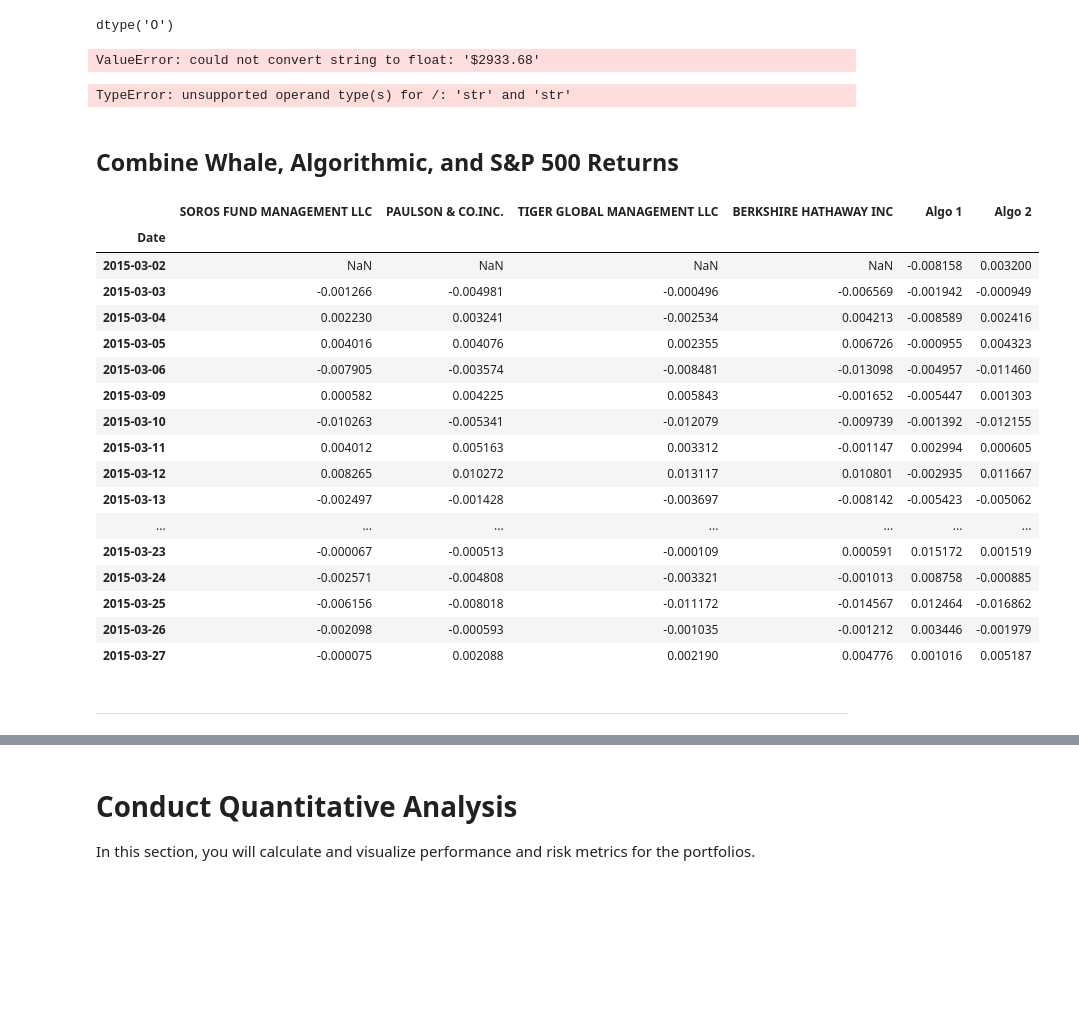
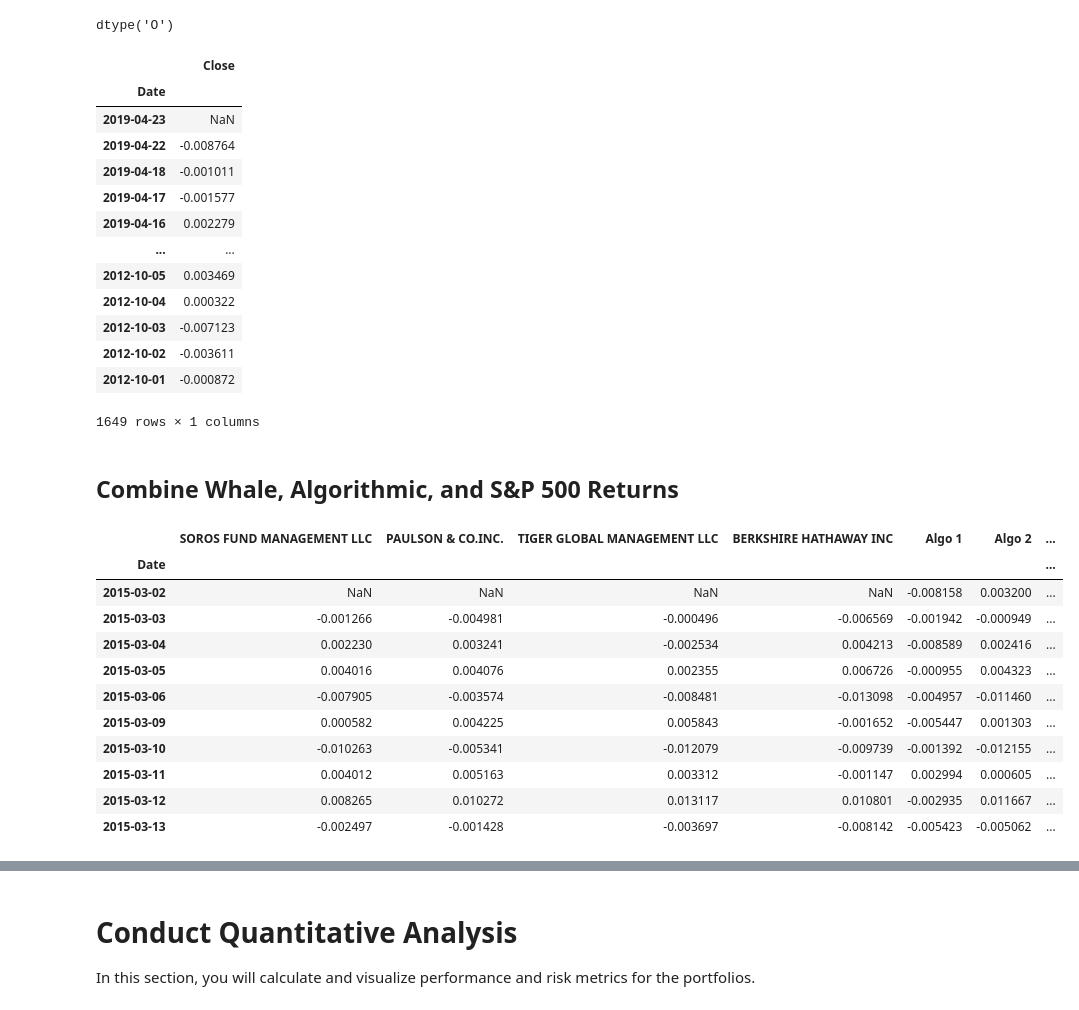
Before and after one commit to Avrpatel/Homework-3-Pandas, a Jupyter notebook: Starter_Code/whale_analysis.ipynb, the cells around one changed output, grey strips where cells are left out. Saved outputs shown, nothing was run; the diff lists cells and outputs as text; code cells hidden in the pictures; blank space fills up the shorter version.

Commit message:
added plots and std deviation. fixed table concat probelm

```diff
--- a/Starter_Code/whale_analysis.ipynb
+++ b/Starter_Code/whale_analysis.ipynb
@@ -65,10 +75,18 @@ whale_data.dropna()
 Read the algorithmic daily returns and clean the data
 # %%
 # Reading algorithmic returns
-algo_path = Path('Resources/algo_returns.csv', parse_dates=True, infer_date_time_format=True)
+algo_path = Path('Resources/algo_returns.csv')
 algo_data = pd.read_csv(algo_path)
 
-algo_data = algo_data.set_index('Date')
+
+algo_data.set_index(pd.to_datetime(algo_data['Date'], infer_datetime_format=True), inplace=True)
+algo_data = algo_data.drop(columns=['Date'])
+
+
+# algo_data = algo_data.set_index('Date')
+# algo_data.head()
+# algo_return_march = algo_data.loc['2015-03-03':'2015-03-30']
+# algo_return_march
 # %%
 # Count nulls
 algo_data.isnull().sum()
@@ -103,6 +121,11 @@ Read the S&P 500 historic closing prices and create a new daily returns DataFram
 sp500_path = Path('Resources/sp500_history.csv', parse_dates=True, infer_date_time_format=True)
 sp500_data = pd.read_csv(sp500_path)
 
-sp500_data = sp500_data.set_index('Date')
+sp500_data.set_index(pd.to_datetime(sp500_data['Date'], infer_datetime_format=True), inplace=True)
+sp500_data = sp500_data.drop(columns=['Date'])
 
-sp500_data.head(10)
+
+# sp500_data = sp500_data.set_index('Date')
+# sp500_return_march = sp500_data.loc['2015-03-03':'2015-03-30']
+# sp500_return_march
+# # sp500_data.head(10)
@@ -127,49 +137,54 @@ dtype('O')
 # %%
 # Fix Data Types
 
-sp500_data['Close'] = sp500_data['Close'].replace('$','')
+sp500_data['Close'] = sp500_data['Close'].str.replace('$',' ')
 
 sp500_data['Close'] = sp500_data['Close'].astype('float')
-# %% [output]
-ValueError: could not convert string to float: '$2933.68'
 # %%
 # Calculate Daily Return
 
 sp500_daily_returns = sp500_data.pct_change()
+sp500_daily_returns
 # %% [output]
+|  | Close |
+| Date |  |
+| 2019-04-23 | NaN |
+| 2019-04-22 | -0.008764 |
+| 2019-04-18 | -0.001011 |
+| 2019-04-17 | -0.001577 |
+| 2019-04-16 | 0.002279 |
+| ... | ... |
+| 2012-10-05 | 0.003469 |
+| 2012-10-04 | 0.000322 |
+| 2012-10-03 | -0.007123 |
+| 2012-10-02 | -0.003611 |
+| 2012-10-01 | -0.000872 |
-TypeError: unsupported operand type(s) for /: 'str' and 'str'
+1649 rows × 1 columns
 # %%
 # Drop nulls
 sp500_daily_returns = sp500_daily_returns.dropna()
 # %%
 # Rename `Close` Column to be specific to this portfolio.
-col_name = ['Daily Returns']
+col_name = ['SP500 Daily Returns']
 
 sp500_daily_returns.columns = col_name
 # %% [markdown]
 ## Combine Whale, Algorithmic, and S&P 500 Returns
 # %%
 # Join Whale Returns, Algorithmic Returns, and the S&P 500 Returns into a single DataFrame with columns for each portfolio's returns.
-all_returns = pd.concat([whale_data, algo_data], axis='columns', join='inner')
-all_returns.head(20)
+all_returns = pd.concat([whale_data, algo_data, sp500_daily_returns], axis='columns', join='inner')
+
+all_returns.head(10)
 # %% [output]
-|  | SOROS FUND MANAGEMENT LLC | PAULSON & CO.INC. | TIGER GLOBAL MANAGEMENT LLC | BERKSHIRE HATHAWAY INC | Algo 1 | Algo 2 |
-| Date |  |  |  |  |  |  |
-| 2015-03-02 | NaN | NaN | NaN | NaN | -0.008158 | 0.003200 |
-| 2015-03-03 | -0.001266 | -0.004981 | -0.000496 | -0.006569 | -0.001942 | -0.000949 |
-| 2015-03-04 | 0.002230 | 0.003241 | -0.002534 | 0.004213 | -0.008589 | 0.002416 |
-| 2015-03-05 | 0.004016 | 0.004076 | 0.002355 | 0.006726 | -0.000955 | 0.004323 |
-| 2015-03-06 | -0.007905 | -0.003574 | -0.008481 | -0.013098 | -0.004957 | -0.011460 |
-| 2015-03-09 | 0.000582 | 0.004225 | 0.005843 | -0.001652 | -0.005447 | 0.001303 |
-| 2015-03-10 | -0.010263 | -0.005341 | -0.012079 | -0.009739 | -0.001392 | -0.012155 |
-| 2015-03-11 | 0.004012 | 0.005163 | 0.003312 | -0.001147 | 0.002994 | 0.000605 |
-| 2015-03-12 | 0.008265 | 0.010272 | 0.013117 | 0.010801 | -0.002935 | 0.011667 |
-| 2015-03-13 | -0.002497 | -0.001428 | -0.003697 | -0.008142 | -0.005423 | -0.005062 |
-| ... | ... | ... | ... | ... | ... | ... |
-| 2015-03-23 | -0.000067 | -0.000513 | -0.000109 | 0.000591 | 0.015172 | 0.001519 |
-| 2015-03-24 | -0.002571 | -0.004808 | -0.003321 | -0.001013 | 0.008758 | -0.000885 |
-| 2015-03-25 | -0.006156 | -0.008018 | -0.011172 | -0.014567 | 0.012464 | -0.016862 |
-| 2015-03-26 | -0.002098 | -0.000593 | -0.001035 | -0.001212 | 0.003446 | -0.001979 |
-| 2015-03-27 | -0.000075 | 0.002088 | 0.002190 | 0.004776 | 0.001016 | 0.005187 |
+|  | SOROS FUND MANAGEMENT LLC | PAULSON & CO.INC. | TIGER GLOBAL MANAGEMENT LLC | BERKSHIRE HATHAWAY INC | Algo 1 | Algo 2 | ... |
+| Date |  |  |  |  |  |  | ... |
+| 2015-03-02 | NaN | NaN | NaN | NaN | -0.008158 | 0.003200 | ... |
+| 2015-03-03 | -0.001266 | -0.004981 | -0.000496 | -0.006569 | -0.001942 | -0.000949 | ... |
+| 2015-03-04 | 0.002230 | 0.003241 | -0.002534 | 0.004213 | -0.008589 | 0.002416 | ... |
+| 2015-03-05 | 0.004016 | 0.004076 | 0.002355 | 0.006726 | -0.000955 | 0.004323 | ... |
+| 2015-03-06 | -0.007905 | -0.003574 | -0.008481 | -0.013098 | -0.004957 | -0.011460 | ... |
+| 2015-03-09 | 0.000582 | 0.004225 | 0.005843 | -0.001652 | -0.005447 | 0.001303 | ... |
+| 2015-03-10 | -0.010263 | -0.005341 | -0.012079 | -0.009739 | -0.001392 | -0.012155 | ... |
+| 2015-03-11 | 0.004012 | 0.005163 | 0.003312 | -0.001147 | 0.002994 | 0.000605 | ... |
+| 2015-03-12 | 0.008265 | 0.010272 | 0.013117 | 0.010801 | -0.002935 | 0.011667 | ... |
+| 2015-03-13 | -0.002497 | -0.001428 | -0.003697 | -0.008142 | -0.005423 | -0.005062 | ... |
-# %% [markdown]
----
```
Also changed, not shown: parts of 16 cells of this notebook.
